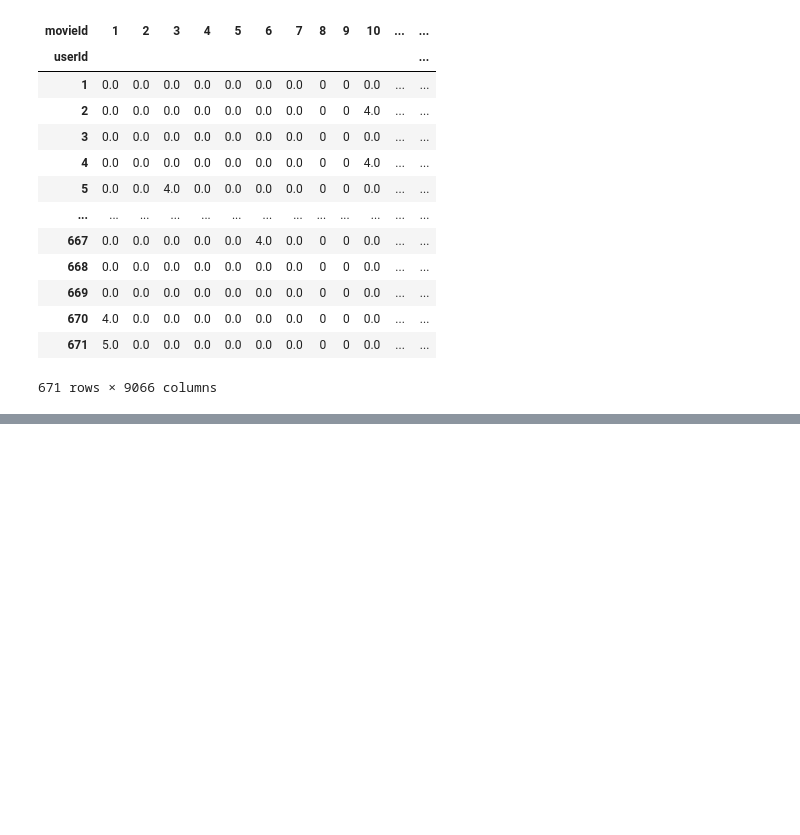
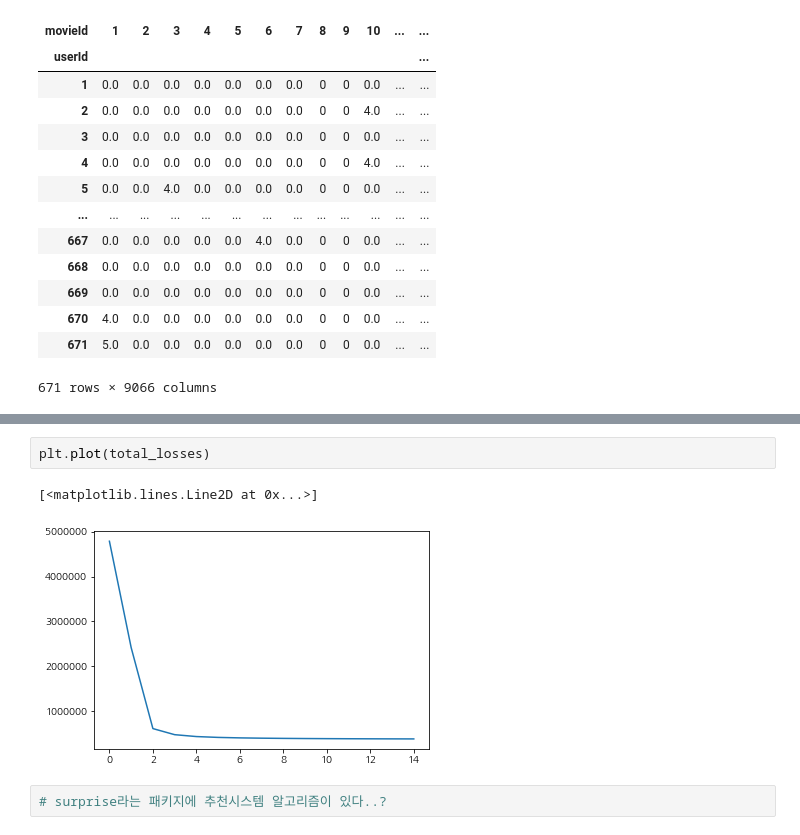
Before and after one commit to youngjo89/recommend_system, a Jupyter notebook: Matrix_Factorization/practice.ipynb, the cells around one changed output, grey strips where cells are left out. Drawn from its saved outputs; the diff is of its cells as text; blank space fills up the shorter version.

```diff
--- a/Matrix_Factorization/practice.ipynb
+++ b/Matrix_Factorization/practice.ipynb
@@ -219,0 +262,7 @@ user_movie
+# %%
+plt.plot(total_losses)
+# %% [output]
+[<matplotlib.lines.Line2D at 0x...>]
+[figure, added]
+# %%
+# surprise라는 패키지에 추천시스템 알고리즘이 있다..?
```
Also changed, not shown: parts of 7 cells of this notebook.
